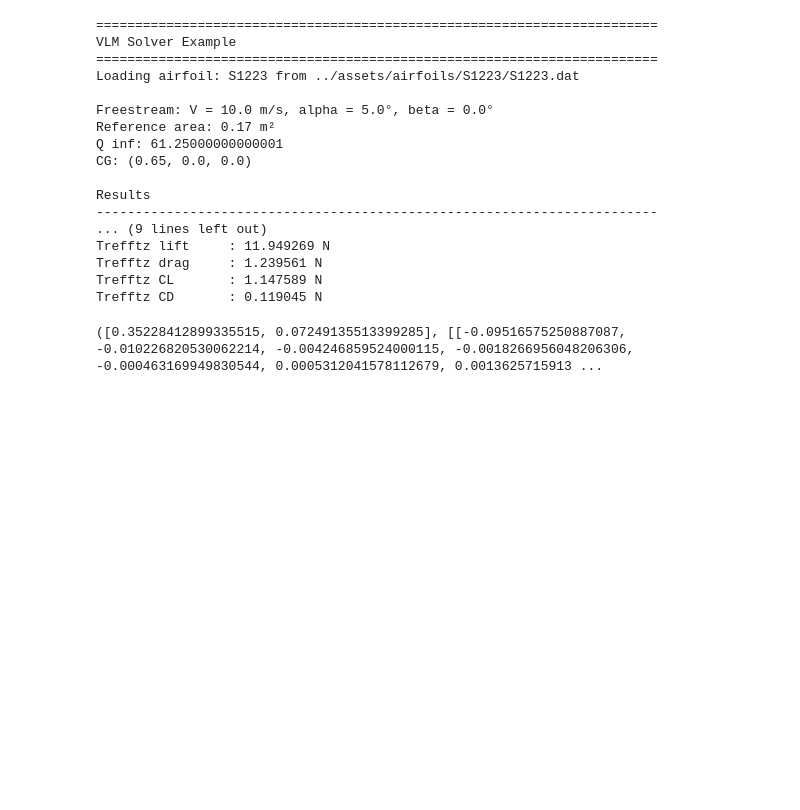
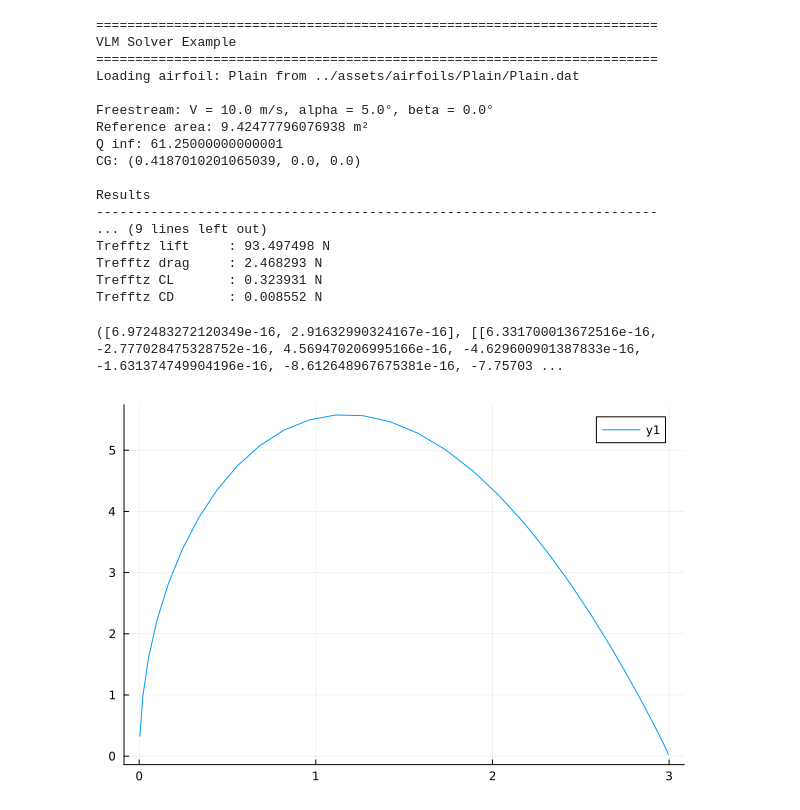
Before and after one commit to ArthurJWH/Aircraft_Optimizer, a Jupyter notebook: scripts/test.ipynb, the cells around one changed output. Saved outputs shown, nothing was run; the diff lists cells and outputs as text; code cells hidden in the pictures; blank space fills up the shorter version.

```diff
--- a/scripts/test.ipynb
+++ b/scripts/test.ipynb
@@ -7,25 +7,34 @@ using Printf
 
 function new_plane()
     plain = Airfoil("../assets/airfoils/Plain/Plain.dat")
-    wing = Surface(
+    wing = Aerosurface(
         airfoils=[plain, plain],
         b=6.0,
         chord=y -> 2 * (1 - y^2)^0.5,
         sw_center=0.5,
+        mirror_xz=false
     )
-    return Plane([wing])
+    wing2 = Aerosurface(
+        airfoils=[plain, plain],
+        b=6.0,
+        chord=y -> 2 * (1 - (1-y)^2)^0.5,
+        sw_center=0.5,
+        mirror_xz=false,
+        pos=(1.0, -3.0, 0.0)
+    )
+    return Plane([wing, wing2])
 end
 
 function new_plane2()
     s1223 = Airfoil("../assets/airfoils/S1223/S1223.dat")
-    wing = Surface(
+    wing = Aerosurface(
         airfoils=[s1223, s1223],
         b=0.850,
         chord=y -> 0.2,
         sw_center=0.5,
         pos=(0.6, 0.0, 0.0)
     )
-    hstab = Surface(
+    hstab = Aerosurface(
         airfoils=[s1223, s1223],
         b=0.34,
         chord=y -> 0.1,
@@ -44,11 +53,11 @@ function run_example()
     beta_deg = 0.0
     rho = 1.225
     mu = 1.81 * 10^(-5)
-    S_ref = 0.85*0.2
-    # S_ref = 3 * pi
+    # S_ref = 0.85*0.2
+    S_ref = 3 * pi
     q_inf = 0.5 * rho * V_mag^2
 
-    plane = new_plane2()
+    plane = new_plane()
 
     println("\nFreestream: V = $(V_mag) m/s, alpha = $(alpha_deg)°, beta = $(beta_deg)°")
     println("Reference area: $(S_ref) m²")
@@ -60,16 +69,16 @@ function run_example()
         plane,
         V_mag,
         (alpha_deg, beta_deg);
-        n_chordxspan=[(20, 60), (20, 30)],
+        n_chordxspan=[(20, 30), (20, 30)],
         rho=rho,
         epsilon2=10^(-10)
     )
     elapsed = time() - t0
 
-    CL = L[1] / (q_inf * S_ref)
-    CD = D[1] / (q_inf * S_ref)
-    CL_trefftz = L_trefftz[1] / (q_inf * S_ref)
-    CD_trefftz = D_trefftz[1] / (q_inf * S_ref)
+    CL = sum(L) / (q_inf * S_ref)
+    CD = sum(D) / (q_inf * S_ref)
+    CL_trefftz = sum(L_trefftz) / (q_inf * S_ref)
+    CD_trefftz = sum(D_trefftz) / (q_inf * S_ref)
 
     Re = rho * V_mag * plane.surfaces[1].MAC / mu
 
@@ -92,23 +101,23 @@ function run_example()
     return FX, FX_dist, FY, FY_dist, FZ, FZ_dist, L, L_dist, D, D_dist, M, M_dist, Ml, Ml_dist, N, N_dist, L_trefftz, L_dist_trefftz, D_trefftz, D_dist_trefftz
 end
 
-result = run_example()
+FX, FX_dist, FY, FY_dist, FZ, FZ_dist, L, L_dist, D, D_dist, M, M_dist, Ml, Ml_dist, N, N_dist, L_trefftz, L_dist_trefftz, D_trefftz, D_dist_trefftz = run_example()
 # %% [output]
 ========================================================================
 VLM Solver Example
 ========================================================================
-Loading airfoil: S1223 from ../assets/airfoils/S1223/S1223.dat
+Loading airfoil: Plain from ../assets/airfoils/Plain/Plain.dat
 
 Freestream: V = 10.0 m/s, alpha = 5.0°, beta = 0.0°
-Reference area: 0.17 m²
+Reference area: 9.42477796076938 m²
 Q inf: 61.25000000000001
-CG: (0.65, 0.0, 0.0)
+CG: (0.4187010201065039, 0.0, 0.0)
 
 Results
 ------------------------------------------------------------------------
 ... (9 lines left out)
-Trefftz lift     : 11.949269 N
-Trefftz drag     : 1.239561 N
-Trefftz CL       : 1.147589 N
-Trefftz CD       : 0.119045 N
+Trefftz lift     : 93.497498 N
+Trefftz drag     : 2.468293 N
+Trefftz CL       : 0.323931 N
+Trefftz CD       : 0.008552 N
-([0.35228412899335515, 0.07249135513399285], [[-0.09516575250887087, -0.010226820530062214, -0.004246859524000115, -0.0018266956048206306, -0.000463169949830544, 0.0005312041578112679, 0.0013625715913 ...
+([6.972483272120349e-16, 2.91632990324167e-16], [[6.331700013672516e-16, -2.777028475328752e-16, 4.569470206995166e-16, -4.629600901387833e-16, -1.631374749904196e-16, -8.612648967675381e-16, -7.75703 ...
@@ -114,0 +128,27 @@ Trefftz CD       : 0.119045 N
+# %%
+using Plots
+
+n_span = 60
+y1 = (1 .- cos.(range(0; stop=pi, length=n_span + 1))) .* 3 ./ 2
+y = Vector{Float64}(undef, 2*n_span)
+
+for i in 1:n_span
+    y[n_span - i + 1] = - (y1[i+1] + y1[i]) / 2
+    y[n_span + i] = (y1[i+1] + y1[i]) / 2
+end
+
+Plots.plot(y, L_dist_trefftz[1])
+# %%
+using Plots
+
+n_span = 30
+y1 = (1 .- cos.(range(0; stop=pi, length=n_span + 1))) .* 3 ./ 2
+y = Vector{Float64}(undef, n_span)
+
+for i in 1:n_span
+    y[i] = (y1[i+1] + y1[i]) / 2
+end
+
+Plots.plot(y, L_dist_trefftz[1])
+# %% [output]
+[figure, added]
```
Also changed, not shown: parts of 1 cell of this notebook, 5 other files.
